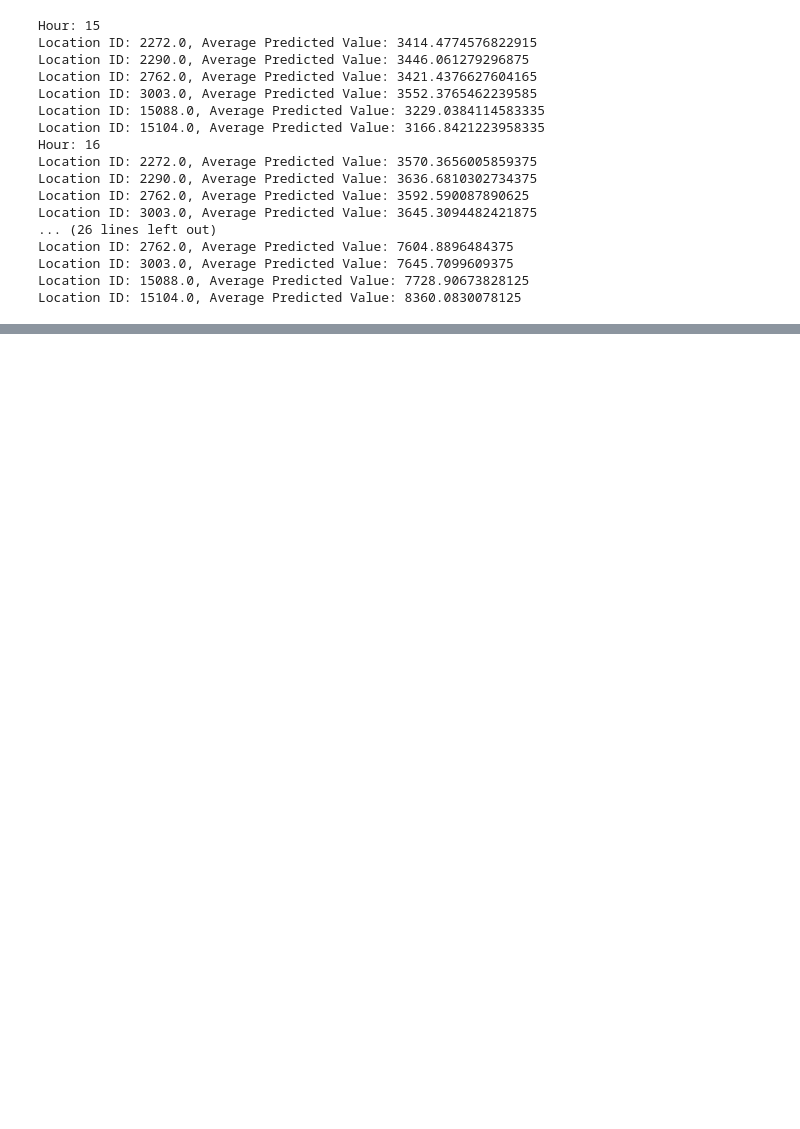
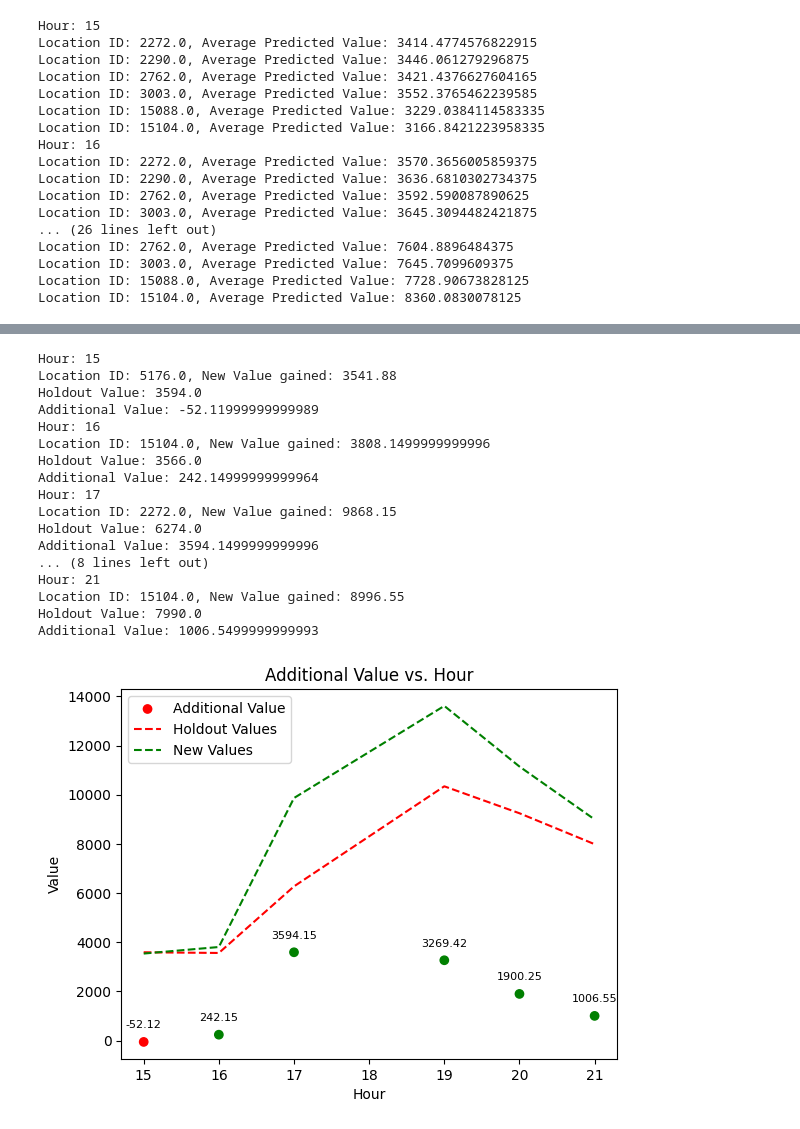
Before and after one commit to jkyxd/ICP_Group3, a Jupyter notebook: ICP Jupyter File.ipynb, the cells around one changed output, grey strips where cells are left out. Saved outputs shown, nothing was run; the diff lists cells and outputs as text; code cells hidden in the pictures; blank space fills up the shorter version.

Commit message:
Added new charting to show additional value

```diff
--- a/ICP Jupyter File.ipynb
+++ b/ICP Jupyter File.ipynb
@@ -1677,0 +1676,3 @@ Location ID: 15104.0, Largest Average Predicted Value: 8360.0830078125
+# %%
+Best_loc_df = Best_loc_df.drop_duplicates()
+Best_loc_df.head()
@@ -1677,0 +1686,76 @@ Location ID: 15104.0, Largest Average Predicted Value: 8360.0830078125
+# %%
+import matplotlib.pyplot as plt
+
+x_values = []
+y_values = []
+holdout_values = []
+new_values = []
+colors = []
+
+# Loop through each hour
+for hour in Best_loc_df['Hour'].unique():
+    print(f"Hour: {hour}")
+
+    # Filter the DataFrame for the current hour
+    hour_df = Best_loc_df[Best_loc_df['Hour'] == hour]
+
+    # Find the location with the largest average predicted value for the current hour
+    max_avg_predicted = hour_df['Average Predicted Value'].max()
+    best_location_id = hour_df.loc[hour_df['Average Predicted Value'] == max_avg_predicted, 'Location ID'].values[0]
+
+    print(f"Location ID: {best_location_id}, New Value gained: {max_avg_predicted}")
+
+    # Get the corresponding holdout value for the best location
+    holdout_value = filtered_df_dropped.loc[(filtered_df_dropped['LOCATION_ID'] == previous_location_id) & (filtered_df_dropped['HOUR'] == hour), 'Holdout'].values[0]
+
+    print(f"Holdout Value: {holdout_value}")
+
+    additional_value = max_avg_predicted - holdout_value
+    print(f"Additional Value: {additional_value}")
+
+    # Append the hour and additional value to the x and y value lists
+    x_values.append(hour)
+    y_values.append(additional_value)
+
+    # Append the holdout value and new value to the respective lists
+    holdout_values.append(holdout_value)
+    new_values.append(max_avg_predicted)
+
+    # Check if the location has changed and assign colors accordingly
+    if best_location_id == 5176:
+        colors.append('red')
+    else:
+        colors.append('green')
+
+    # Display the numerical value as annotation
+    plt.annotate(f'{additional_value:.2f}', (hour, additional_value), textcoords="offset points", xytext=(0, 10),
+                 ha='center', fontsize=8)
+
+# Plot the values
+plt.scatter(x_values, y_values, c=colors, label='Additional Value')
+plt.plot(x_values, holdout_values, color='red', linestyle='--', label='Holdout Values')
+plt.plot(x_values, new_values, color='green', linestyle='--', label='New Values')
+plt.xlabel('Hour')
+plt.ylabel('Value')
+plt.title('Additional Value vs. Hour')
+plt.legend()
+plt.show()
+# %% [output]
+Hour: 15
+Location ID: 5176.0, New Value gained: 3541.88
+Holdout Value: 3594.0
+Additional Value: -52.11999999999989
+Hour: 16
+Location ID: 15104.0, New Value gained: 3808.1499999999996
+Holdout Value: 3566.0
+Additional Value: 242.14999999999964
+Hour: 17
+Location ID: 2272.0, New Value gained: 9868.15
+Holdout Value: 6274.0
+Additional Value: 3594.1499999999996
+... (8 lines left out)
+Hour: 21
+Location ID: 15104.0, New Value gained: 8996.55
+Holdout Value: 7990.0
+Additional Value: 1006.5499999999993
+[figure, added]
```
Also changed, not shown: parts of 6 cells of this notebook.
